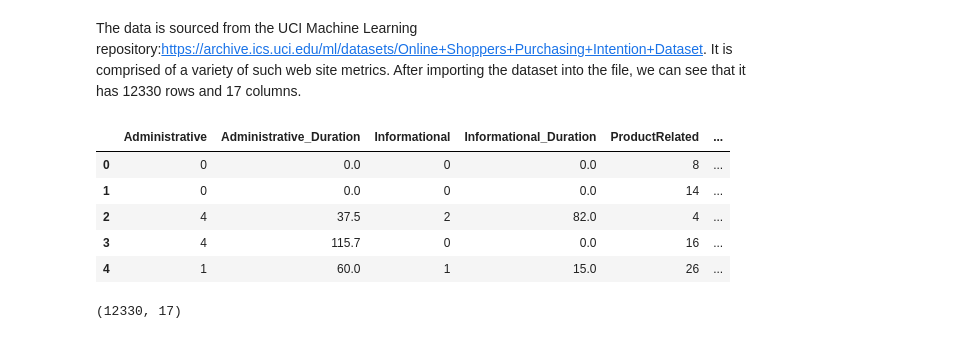
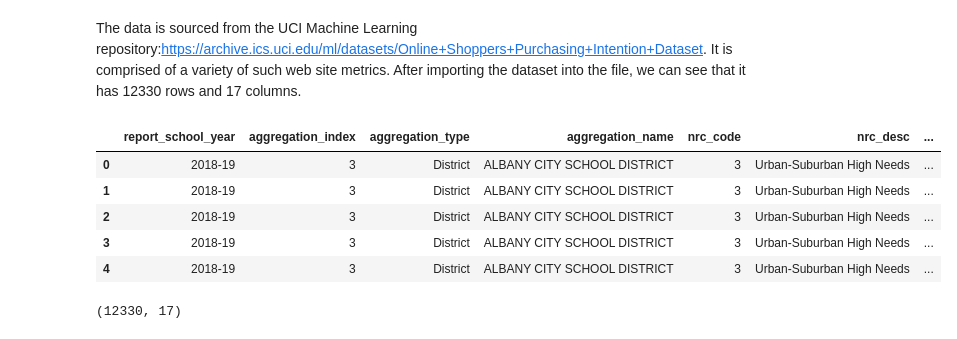
Before and after one commit to Zhengnan817/DAV-6150, a Jupyter notebook: Project_3/Z_Li_Project3.ipynb, the cells around one changed output. Drawn from its saved outputs; the diff is of its cells as text; code cells hidden in the pictures.

```diff
--- a/Project_3/Z_Li_Project3.ipynb
+++ b/Project_3/Z_Li_Project3.ipynb
@@ -47,15 +43,15 @@ content of the Revenue column generated by SVM algorithm.
 # %% [markdown]
  The data is sourced from the UCI Machine Learning repository:https://archive.ics.uci.edu/ml/datasets/Online+Shoppers+Purchasing+Intention+Dataset. It is comprised of a variety of such web site metrics. After importing the dataset into the file, we can see that it has 12330 rows and 17 columns.
 # %%
-online_shop = pd.read_csv("https://raw.githubusercontent.com/Zhengnan817/DAV-6150/main/Project_2/src/Project2_Data.csv")
+online_shop = pd.read_csv("https://raw.githubusercontent.com/Zhengnan817/DAV-6150/main/Project_3/src/M11_Data.csv")
 online_shop.head()
 # %% [output]
-|  | Administrative | Administrative_Duration | Informational | Informational_Duration | ProductRelated | ... |
-| 0 | 0 | 0.0 | 0 | 0.0 | 8 | ... |
-| 1 | 0 | 0.0 | 0 | 0.0 | 14 | ... |
-| 2 | 4 | 37.5 | 2 | 82.0 | 4 | ... |
-| 3 | 4 | 115.7 | 0 | 0.0 | 16 | ... |
-| 4 | 1 | 60.0 | 1 | 15.0 | 26 | ... |
+|  | report_school_year | aggregation_index | aggregation_type | aggregation_name | nrc_code | nrc_desc | ... |
+| 0 | 2018-19 | 3 | District | ALBANY CITY SCHOOL DISTRICT | 3 | Urban-Suburban High Needs | ... |
+| 1 | 2018-19 | 3 | District | ALBANY CITY SCHOOL DISTRICT | 3 | Urban-Suburban High Needs | ... |
+| 2 | 2018-19 | 3 | District | ALBANY CITY SCHOOL DISTRICT | 3 | Urban-Suburban High Needs | ... |
+| 3 | 2018-19 | 3 | District | ALBANY CITY SCHOOL DISTRICT | 3 | Urban-Suburban High Needs | ... |
+| 4 | 2018-19 | 3 | District | ALBANY CITY SCHOOL DISTRICT | 3 | Urban-Suburban High Needs | ... |
 # %%
 online_shop.shape
 # %% [output]
```
Also changed, not shown: parts of 1 cell of this notebook.
